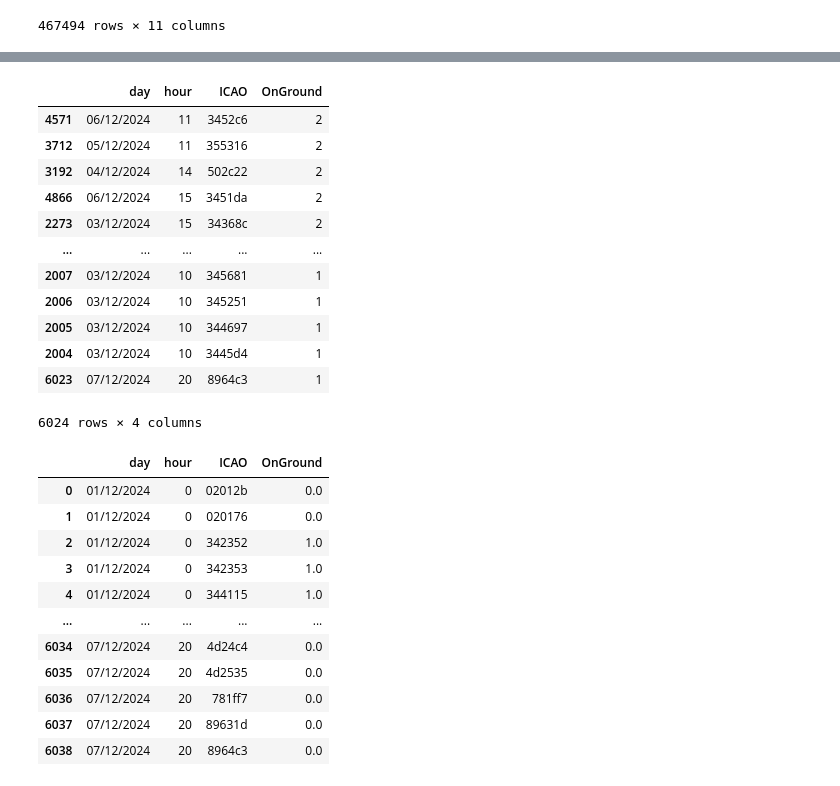
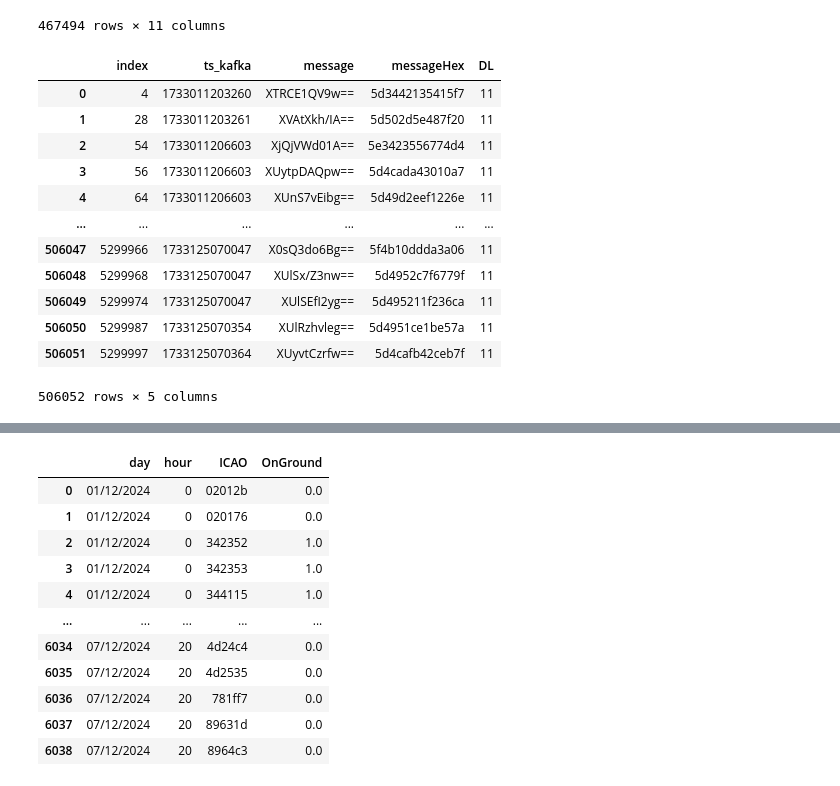
Before and after one commit to artemvarucm/PD2, a Jupyter notebook: src/visualization.ipynb, the cells around one changed output, grey strips where cells are left out. Cells and saved outputs as stored; diff of their text form; code cells hidden in the pictures.

```diff
--- a/src/visualization.ipynb
+++ b/src/visualization.ipynb
@@ -268,6 +284,22 @@ df_11
 | 506050 | 5299987 | 1733125070354 | XUlRzhvleg== | 5d4951ce1be57a | 11 | 4951ce | 0.0 | 2024-12-02 07:37:50.354 | 02/12/2024 07:37 | ... |
 | 506051 | 5299997 | 1733125070364 | XUyvtCzrfw== | 5d4cafb42ceb7f | 11 | 4cafb4 | 0.0 | 2024-12-02 07:37:50.364 | 02/12/2024 07:37 | ... |
 467494 rows × 11 columns
+# %%
+df_11
+# %% [output]
+|  | index | ts_kafka | message | messageHex | DL |
+| 0 | 4 | 1733011203260 | XTRCE1QV9w== | 5d3442135415f7 | 11 |
+| 1 | 28 | 1733011203261 | XVAtXkh/IA== | 5d502d5e487f20 | 11 |
+| 2 | 54 | 1733011206603 | XjQjVWd01A== | 5e3423556774d4 | 11 |
+| 3 | 56 | 1733011206603 | XUytpDAQpw== | 5d4cada43010a7 | 11 |
+| 4 | 64 | 1733011206603 | XUnS7vEibg== | 5d49d2eef1226e | 11 |
+| ... | ... | ... | ... | ... | ... |
+| 506047 | 5299966 | 1733125070047 | X0sQ3do6Bg== | 5f4b10ddda3a06 | 11 |
+| 506048 | 5299968 | 1733125070047 | XUlSx/Z3nw== | 5d4952c7f6779f | 11 |
+| 506049 | 5299974 | 1733125070047 | XUlSEfI2yg== | 5d495211f236ca | 11 |
+| 506050 | 5299987 | 1733125070354 | XUlRzhvleg== | 5d4951ce1be57a | 11 |
+| 506051 | 5299997 | 1733125070364 | XUyvtCzrfw== | 5d4cafb42ceb7f | 11 |
+506052 rows × 5 columns
 # %%
 df_merged = df_11.merge(df_callsigns,on="ICAO")
 df_merged.head()
@@ -330,23 +362,6 @@ df_11[df_11["ICAO"]== "344213"]
 | 365053 | 3799318 | 1733500128391 | XTRCE1QV9w== | 5d3442135415f7 | 11 | 344213 | 0.0 | 2024-12-06 15:48:48.391 | 06/12/2024 15:48 | ... |
 | 365091 | 3799847 | 1733500134137 | XTRCE1QV9w== | 5d3442135415f7 | 11 | 344213 | 0.0 | 2024-12-06 15:48:54.137 | 06/12/2024 15:48 | ... |
 943 rows × 11 columns
-# %%
-df_11_grouped = df_11.groupby(["day", "hour", "ICAO"])["OnGround"].nunique().reset_index()
-df_11_grouped.sort_values(by ="OnGround", ascending=False)
-# %% [output]
-|  | day | hour | ICAO | OnGround |
-| 4571 | 06/12/2024 | 11 | 3452c6 | 2 |
-| 3712 | 05/12/2024 | 11 | 355316 | 2 |
-| 3192 | 04/12/2024 | 14 | 502c22 | 2 |
-| 4866 | 06/12/2024 | 15 | 3451da | 2 |
-| 2273 | 03/12/2024 | 15 | 34368c | 2 |
-| ... | ... | ... | ... | ... |
-| 2007 | 03/12/2024 | 10 | 345681 | 1 |
-| 2006 | 03/12/2024 | 10 | 345251 | 1 |
-| 2005 | 03/12/2024 | 10 | 344697 | 1 |
-| 2004 | 03/12/2024 | 10 | 3445d4 | 1 |
-| 6023 | 07/12/2024 | 20 | 8964c3 | 1 |
-6024 rows × 4 columns
 # %%
 df_11_grouped = df_11.groupby(["day","hour","ICAO"])["OnGround"].unique().explode().reset_index()
 df_11_grouped
```
Also changed, not shown: parts of 7 cells of this notebook.
